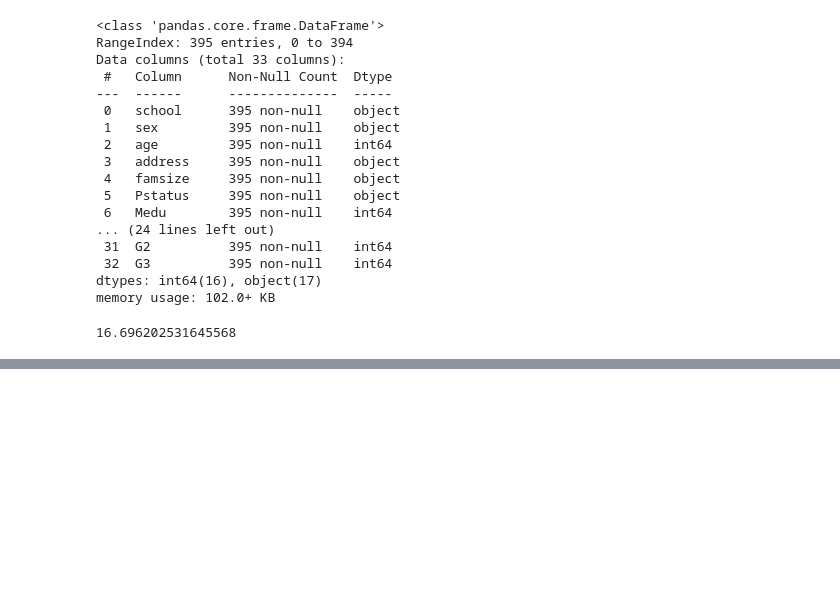
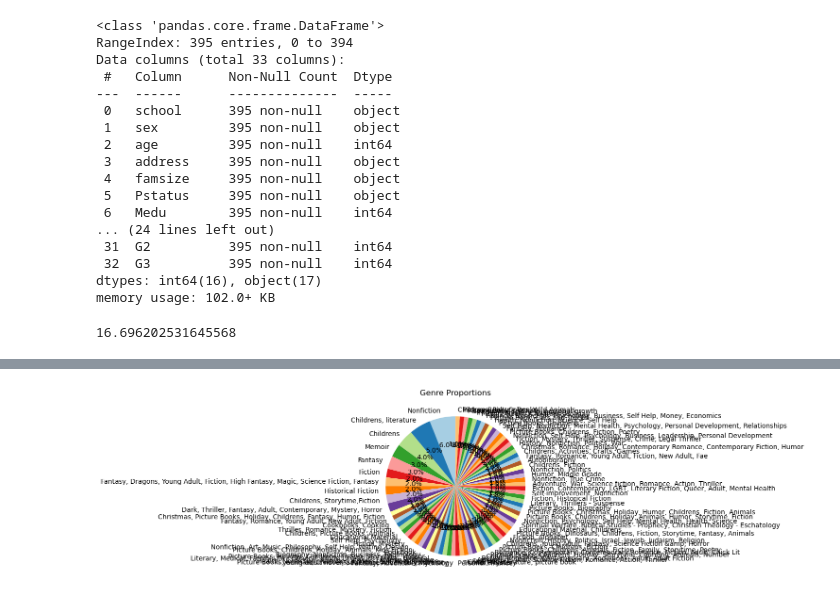
Before and after one commit to Nate206/DataScience1, a Jupyter notebook: CodeTemplates/unit1F.ipynb, the cells around one changed output, grey strips where cells are left out. Saved outputs shown, nothing was run; the diff lists cells and outputs as text; code cells hidden in the pictures; blank space fills up the shorter version.

```diff
--- a/CodeTemplates/unit1F.ipynb
+++ b/CodeTemplates/unit1F.ipynb
@@ -61,0 +165,6 @@ dtype: int64
+# %%
+plt.pie(genre_counts, labels=genre_counts.index, autopct='%1.1f%%', startangle=90, colors=plt.cm.Paired.colors)
+plt.title('Genre Proportions')
+plt.show()
+# %% [output]
+[figure, added]
```
Also changed, not shown: parts of 18 cells of this notebook, 5 other files.
